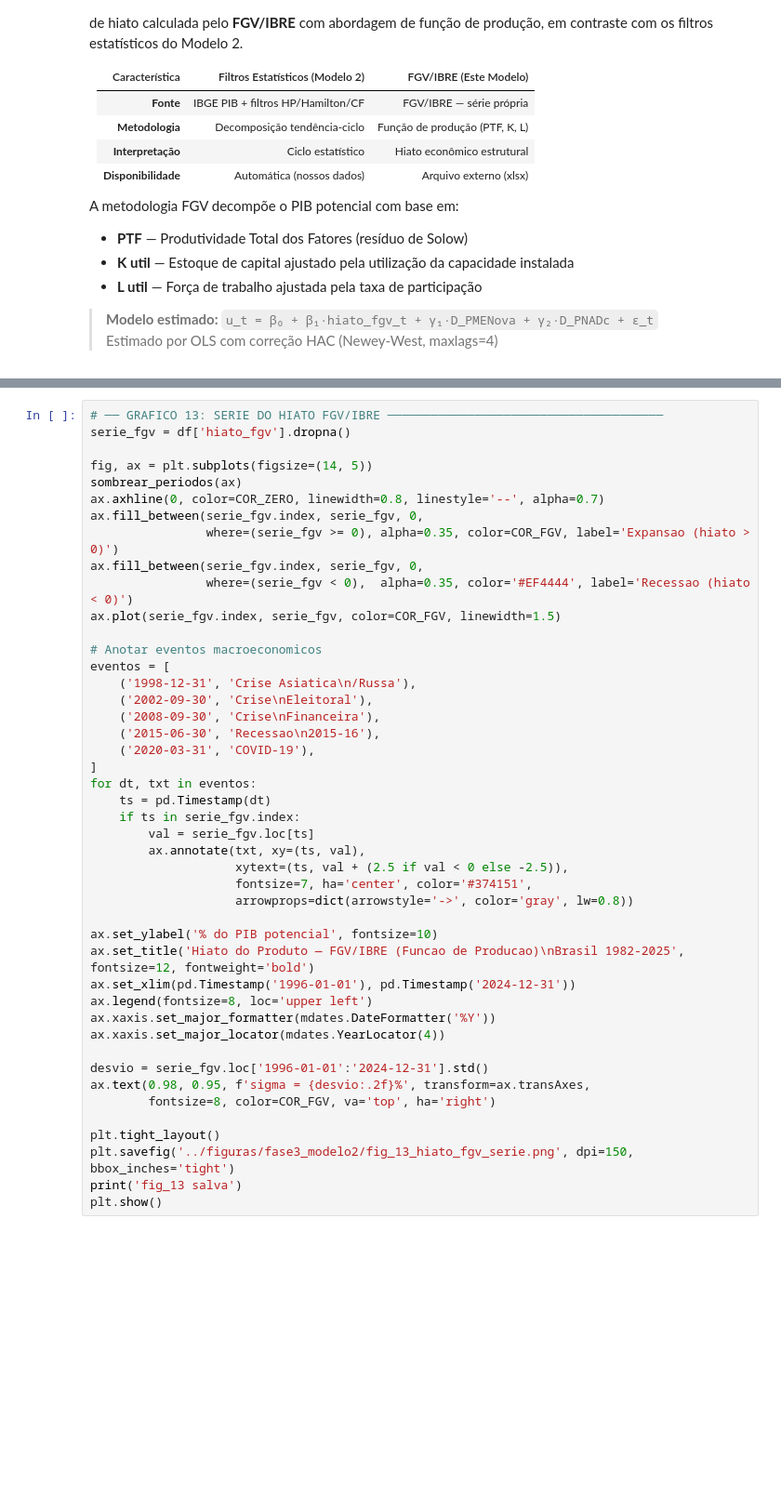
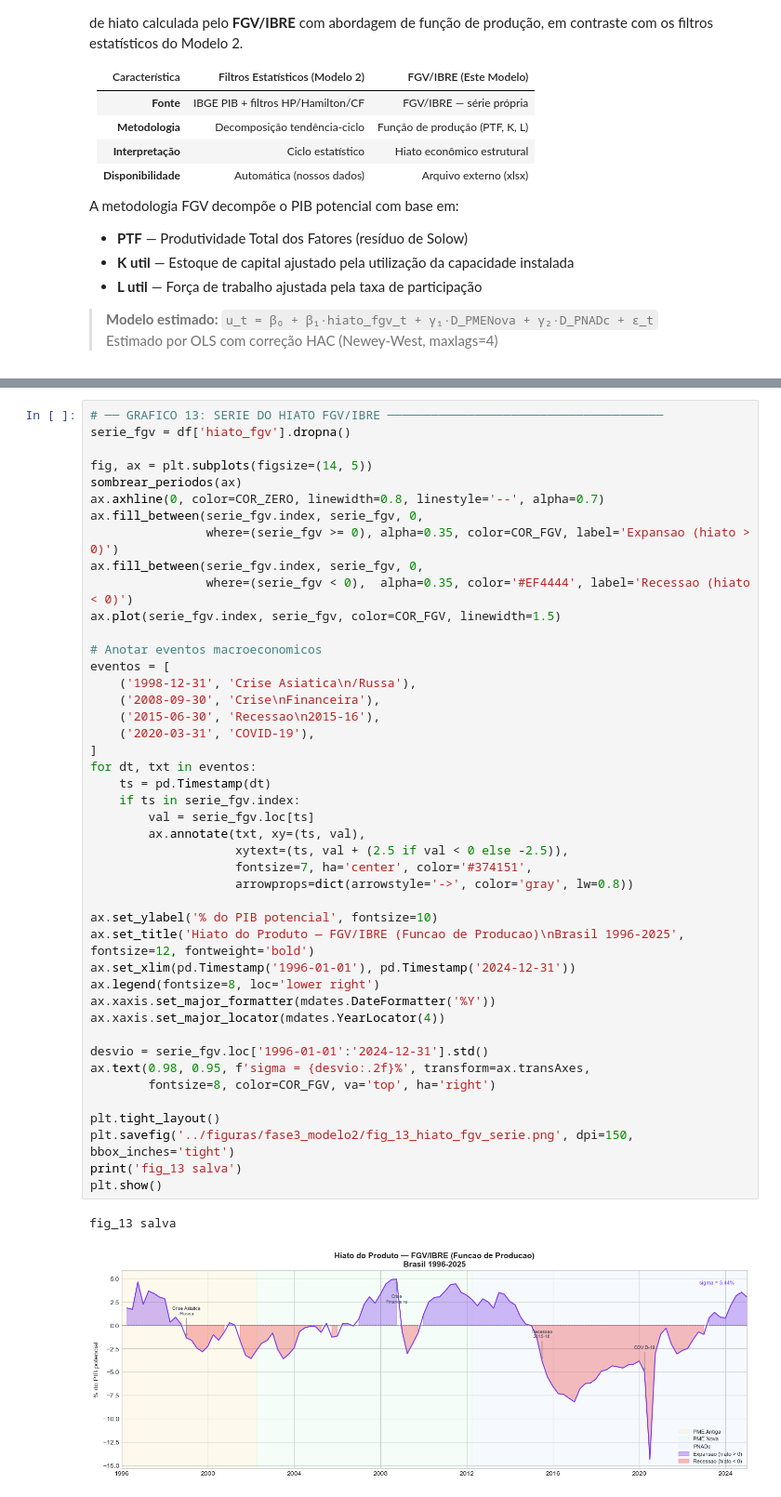
Before and after one commit to DavydSantos-Economist/Lei-de-Okun---1996-a-2024, a Jupyter notebook: notebooks/3.modelo de hiato FGV.ipynb, the cells around one changed output, grey strips where cells are left out. Shown at 93% size. Drawn from its saved outputs; the diff is of its cells as text; blank space fills up the shorter version.

```diff
--- a/notebooks/3.modelo de hiato FGV.ipynb
+++ b/notebooks/3.modelo de hiato FGV.ipynb
@@ -123,36 +145,38 @@ ax.plot(serie_fgv.index, serie_fgv, color=COR_FGV, linewidth=1.5)
 
 # Anotar eventos macroeconomicos
 eventos = [
     ('1998-12-31', 'Crise Asiatica\n/Russa'),
-    ('2002-09-30', 'Crise\nEleitoral'),
     ('2008-09-30', 'Crise\nFinanceira'),
     ('2015-06-30', 'Recessao\n2015-16'),
     ('2020-03-31', 'COVID-19'),
 ]
 for dt, txt in eventos:
     ts = pd.Timestamp(dt)
     if ts in serie_fgv.index:
         val = serie_fgv.loc[ts]
         ax.annotate(txt, xy=(ts, val),
                     xytext=(ts, val + (2.5 if val < 0 else -2.5)),
                     fontsize=7, ha='center', color='#374151',
                     arrowprops=dict(arrowstyle='->', color='gray', lw=0.8))
 
 ax.set_ylabel('% do PIB potencial', fontsize=10)
-ax.set_title('Hiato do Produto — FGV/IBRE (Funcao de Producao)\nBrasil 1982-2025', fontsize=12, fontweight='bold')
+ax.set_title('Hiato do Produto — FGV/IBRE (Funcao de Producao)\nBrasil 1996-2025', fontsize=12, fontweight='bold')
 ax.set_xlim(pd.Timestamp('1996-01-01'), pd.Timestamp('2024-12-31'))
-ax.legend(fontsize=8, loc='upper left')
+ax.legend(fontsize=8, loc='lower right')
 ax.xaxis.set_major_formatter(mdates.DateFormatter('%Y'))
 ax.xaxis.set_major_locator(mdates.YearLocator(4))
 
 desvio = serie_fgv.loc['1996-01-01':'2024-12-31'].std()
 ax.text(0.98, 0.95, f'sigma = {desvio:.2f}%', transform=ax.transAxes,
         fontsize=8, color=COR_FGV, va='top', ha='right')
 
 plt.tight_layout()
 plt.savefig('../figuras/fase3_modelo2/fig_13_hiato_fgv_serie.png', dpi=150, bbox_inches='tight')
 print('fig_13 salva')
 plt.show()
+# %% [output]
+fig_13 salva
+[figure, added]
 # %%
 # ── GRAFICO 14: COMPARACAO FGV vs HAMILTON ────────────────────────────────────
 # Computar filtro Hamilton para comparacao visual
```
Also changed, not shown: parts of 8 cells of this notebook, 6 other files.
